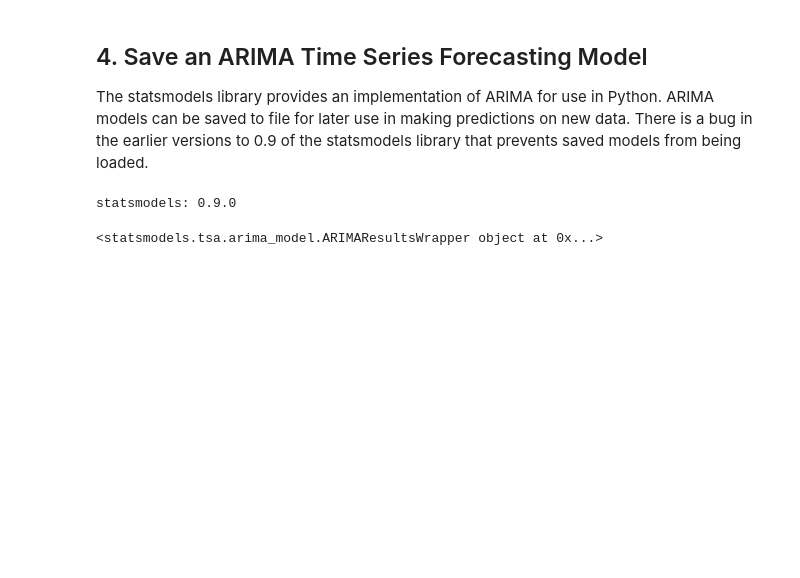
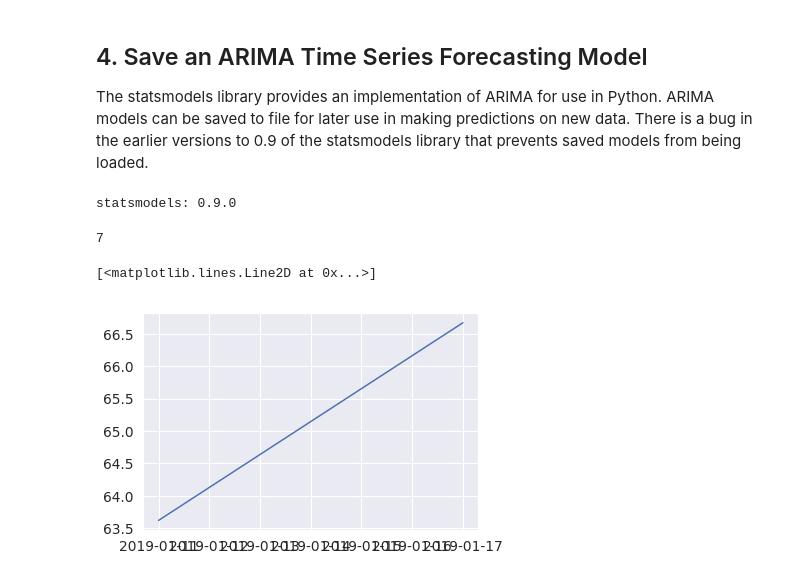
Before and after one commit to kairosart/factors, a Jupyter notebook: Forecasting_prices.ipynb, the cells around one changed output. Drawn from its saved outputs; the diff is of its cells as text; code cells hidden in the pictures; blank space fills up the shorter version.

```diff
--- a/Forecasting_prices.ipynb
+++ b/Forecasting_prices.ipynb
@@ -394,7 +265,31 @@ from statsmodels.tsa.arima_model import ARIMAResults
 model_fit.save('arima_model.pkl')
 # load model
 loaded = ARIMAResults.load('arima_model.pkl')
-# %%
-print(loaded)
-# %% [output]
-<statsmodels.tsa.arima_model.ARIMAResultsWrapper object at 0x...>
+# %%
+start_d = "2019-01-11"
+start_d = dt.datetime.strptime(start_d, '%Y-%m-%d')
+
+end_d = '2019-01-18'
+end_d = dt.datetime.strptime(end_d, '%Y-%m-%d')
+
+# Calculate steps
+days = (end_d - start_d).days
+print(days)
+forecast = loaded.forecast(steps=days)[0]
+
+# Setting dates for dataframe
+dates = pd.date_range(start_d, periods=days)
+
+
+df=pd.DataFrame(forecast)
+df['Dates'] = dates
+df.set_index('Dates', inplace=True)
+df.rename(columns = {0:'Price'}, inplace=True)
+# %% [output]
+7
+# %%
+# plot
+plt.plot(df)
+# %% [output]
+[<matplotlib.lines.Line2D at 0x...>]
+[figure, added]
```
Also changed, not shown: parts of 20 cells of this notebook.
